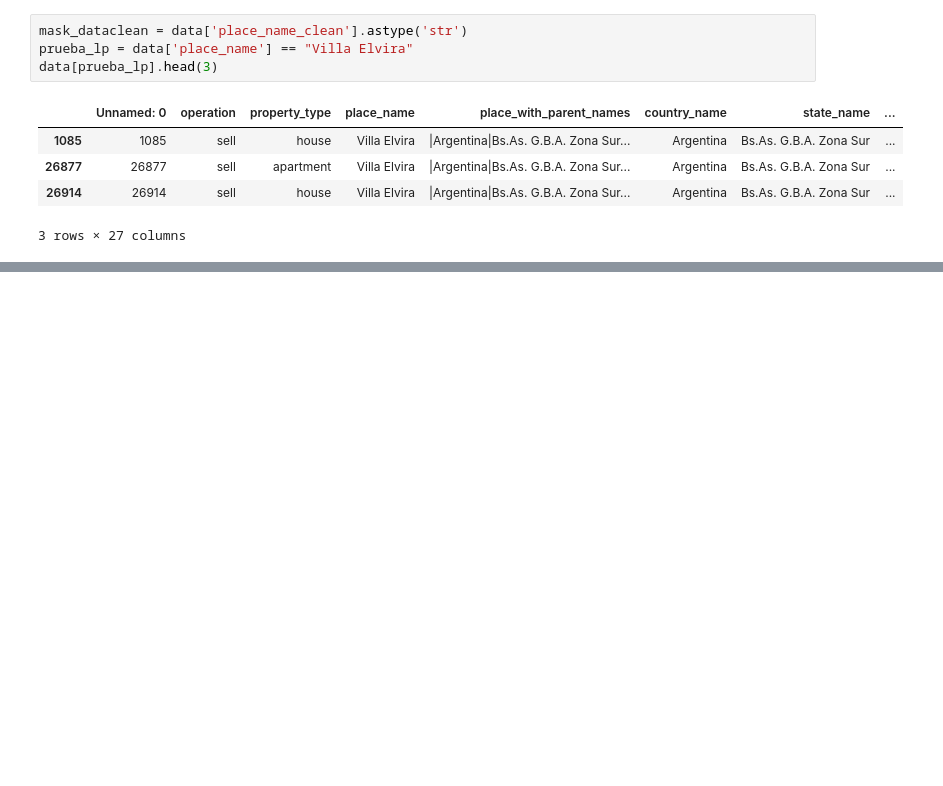
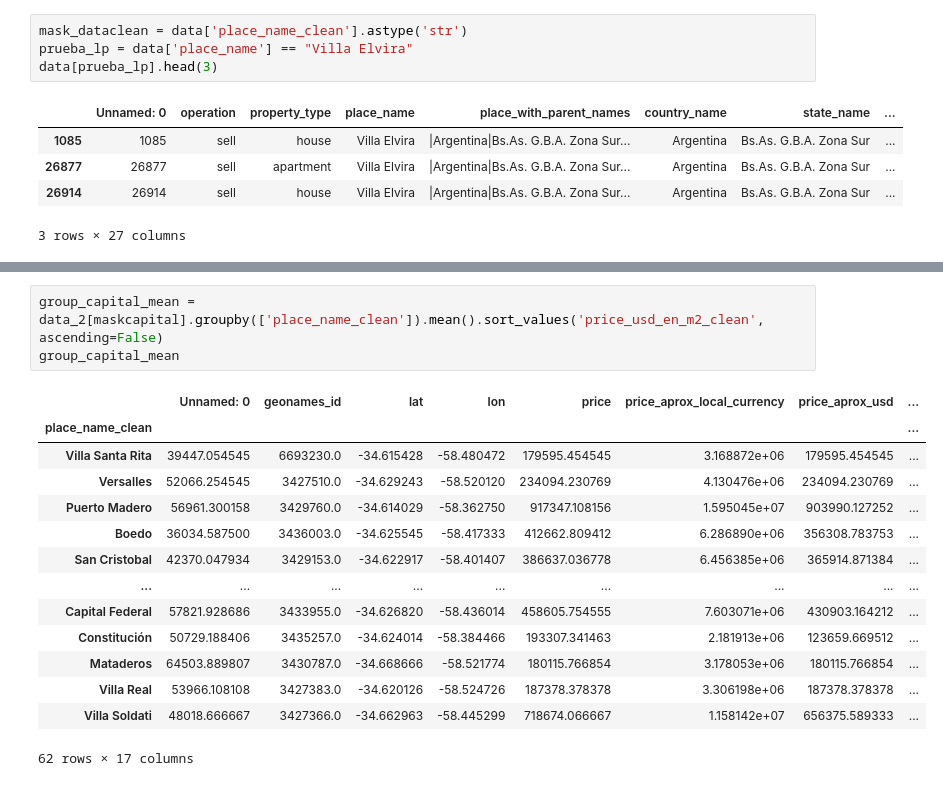
Before and after one commit to giustipatricio/grupo4-1120_ed_13, a Jupyter notebook: M2.ipynb, the cells around one changed output, grey strips where cells are left out. Cells and saved outputs as stored; diff of their text form; blank space fills up the shorter version.

```diff
--- a/M2.ipynb
+++ b/M2.ipynb
@@ -493,0 +528,18 @@ data_price_usd_m2_clean.head(3)
+# %%
+group_capital_mean = data_2[maskcapital].groupby(['place_name_clean']).mean().sort_values('price_usd_en_m2_clean', ascending=False)
+group_capital_mean
+# %% [output]
+|  | Unnamed: 0 | geonames_id | lat | lon | price | price_aprox_local_currency | price_aprox_usd | ... |
+| place_name_clean |  |  |  |  |  |  |  | ... |
+| Villa Santa Rita | 39447.054545 | 6693230.0 | -34.615428 | -58.480472 | 179595.454545 | 3.168872e+06 | 179595.454545 | ... |
+| Versalles | 52066.254545 | 3427510.0 | -34.629243 | -58.520120 | 234094.230769 | 4.130476e+06 | 234094.230769 | ... |
+| Puerto Madero | 56961.300158 | 3429760.0 | -34.614029 | -58.362750 | 917347.108156 | 1.595045e+07 | 903990.127252 | ... |
+| Boedo | 36034.587500 | 3436003.0 | -34.625545 | -58.417333 | 412662.809412 | 6.286890e+06 | 356308.783753 | ... |
+| San Cristobal | 42370.047934 | 3429153.0 | -34.622917 | -58.401407 | 386637.036778 | 6.456385e+06 | 365914.871384 | ... |
+| ... | ... | ... | ... | ... | ... | ... | ... | ... |
+| Capital Federal | 57821.928686 | 3433955.0 | -34.626820 | -58.436014 | 458605.754555 | 7.603071e+06 | 430903.164212 | ... |
+| Constitución | 50729.188406 | 3435257.0 | -34.624014 | -58.384466 | 193307.341463 | 2.181913e+06 | 123659.669512 | ... |
+| Mataderos | 64503.889807 | 3430787.0 | -34.668666 | -58.521774 | 180115.766854 | 3.178053e+06 | 180115.766854 | ... |
+| Villa Real | 53966.108108 | 3427383.0 | -34.620126 | -58.524726 | 187378.378378 | 3.306198e+06 | 187378.378378 | ... |
+| Villa Soldati | 48018.666667 | 3427366.0 | -34.662963 | -58.445299 | 718674.066667 | 1.158142e+07 | 656375.589333 | ... |
+62 rows × 17 columns
```
Also changed, not shown: parts of 10 cells of this notebook.
